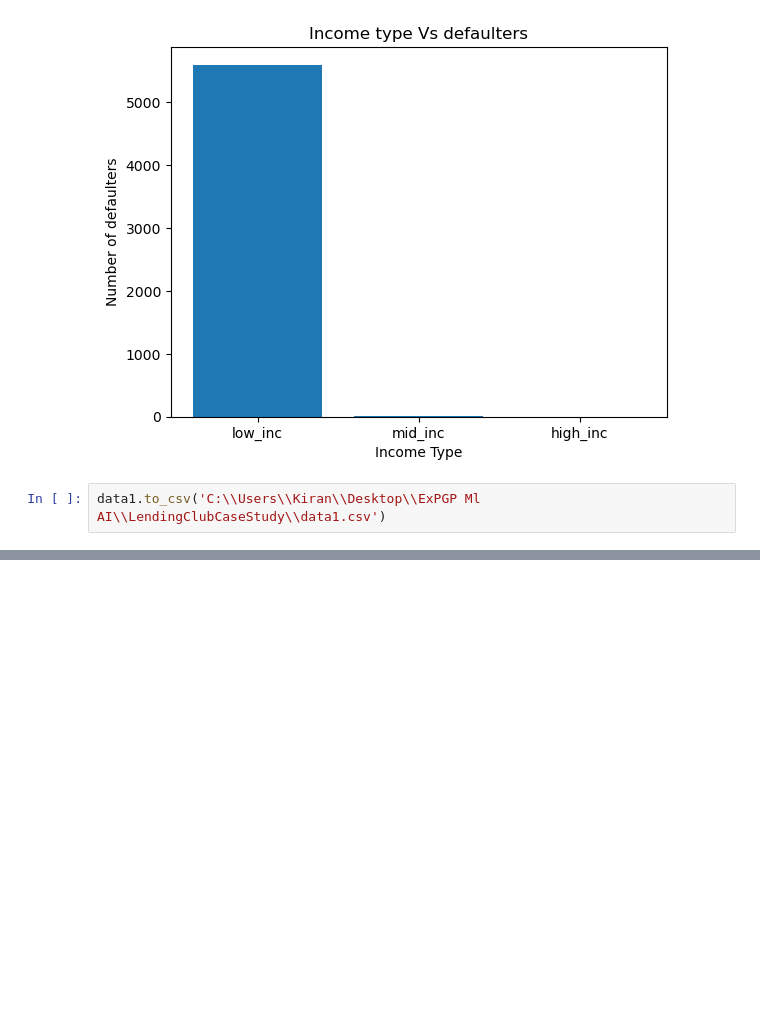
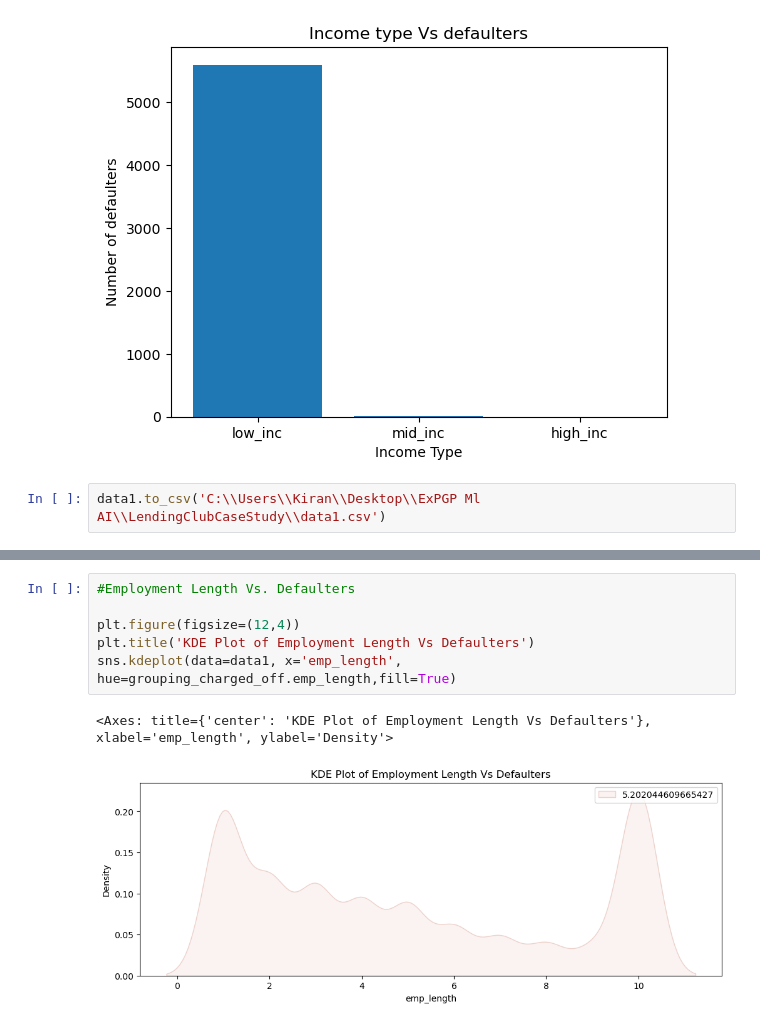
Before and after one commit to kiranp37/LendingClubCaseStudy, a Jupyter notebook: LendingClubCaseStudy.ipynb, the cells around one changed output, grey strips where cells are left out. Saved outputs shown, nothing was run; the diff lists cells and outputs as text; blank space fills up the shorter version.

```diff
--- a/LendingClubCaseStudy.ipynb
+++ b/LendingClubCaseStudy.ipynb
@@ -749,0 +854,9 @@ data1.to_csv('C:\\Users\\Kiran\\Desktop\\ExPGP Ml AI\\LendingClubCaseStudy\\data
+# %%
+#Employment Length Vs. Defaulters
+
+plt.figure(figsize=(12,4))
+plt.title('KDE Plot of Employment Length Vs Defaulters')
+sns.kdeplot(data=data1, x='emp_length', hue=grouping_charged_off.emp_length,fill=True)
+# %% [output]
+<Axes: title={'center': 'KDE Plot of Employment Length Vs Defaulters'}, xlabel='emp_length', ylabel='Density'>
+[figure, added]
```
Also changed, not shown: parts of 37 cells of this notebook, 2 other files.
